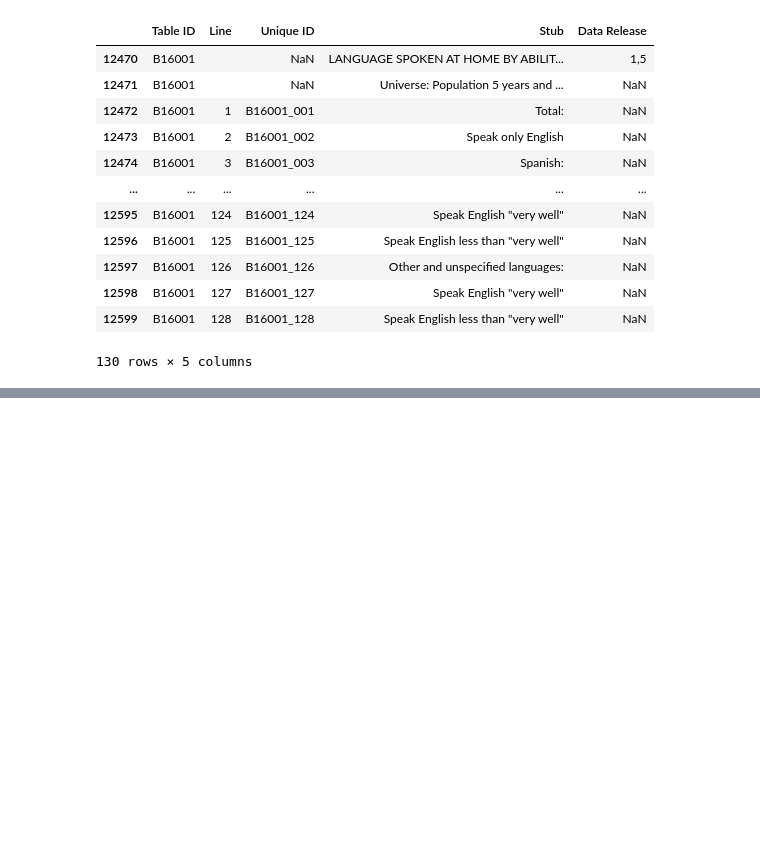
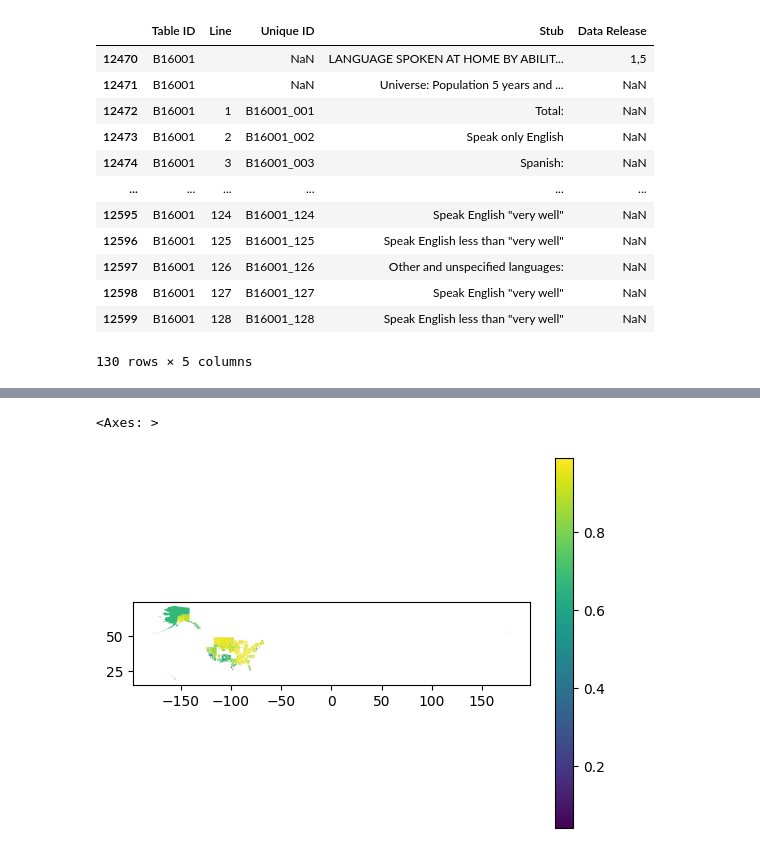
Before and after one commit to wrynearson/us-census-language, a Jupyter notebook: example2.ipynb, the cells around one changed output, grey strips where cells are left out. Saved outputs shown, nothing was run; the diff lists cells and outputs as text; code cells hidden in the pictures; blank space fills up the shorter version.

Commit message:
add (interactive) plot, percent of only English speakers

```diff
--- a/example2.ipynb
+++ b/example2.ipynb
@@ -66,0 +53,6 @@ df
+# %%
+df = pd.read_csv('output/acsdt5y2020-b16001.dat', delimiter='|')
+# Take last 7 digits of GEO_ID to make new column that matches the shapefile parameter
+df['GEO_ID_SHORT'] = df.GEO_ID.str[-7:]
+df['ONLY_ENG_PER'] = (df.B16001_E002 / df.B16001_E001)
+df
@@ -125,0 +113,4 @@ shp.head
+# %%
+# merge shp file and survey data, turn it into a GeoDataFrame
+joined = gpd.GeoDataFrame(pd.merge(df, shp, left_on='GEO_ID_SHORT', right_on='GEOID20'))
+joined
@@ -125,0 +125,5 @@ shp.head
+# %%
+joined.plot("ONLY_ENG_PER", legend=True)
+# %% [output]
+<Axes: >
+[figure, added]
```
Also changed, not shown: parts of 9 cells of this notebook, 1 other file.
